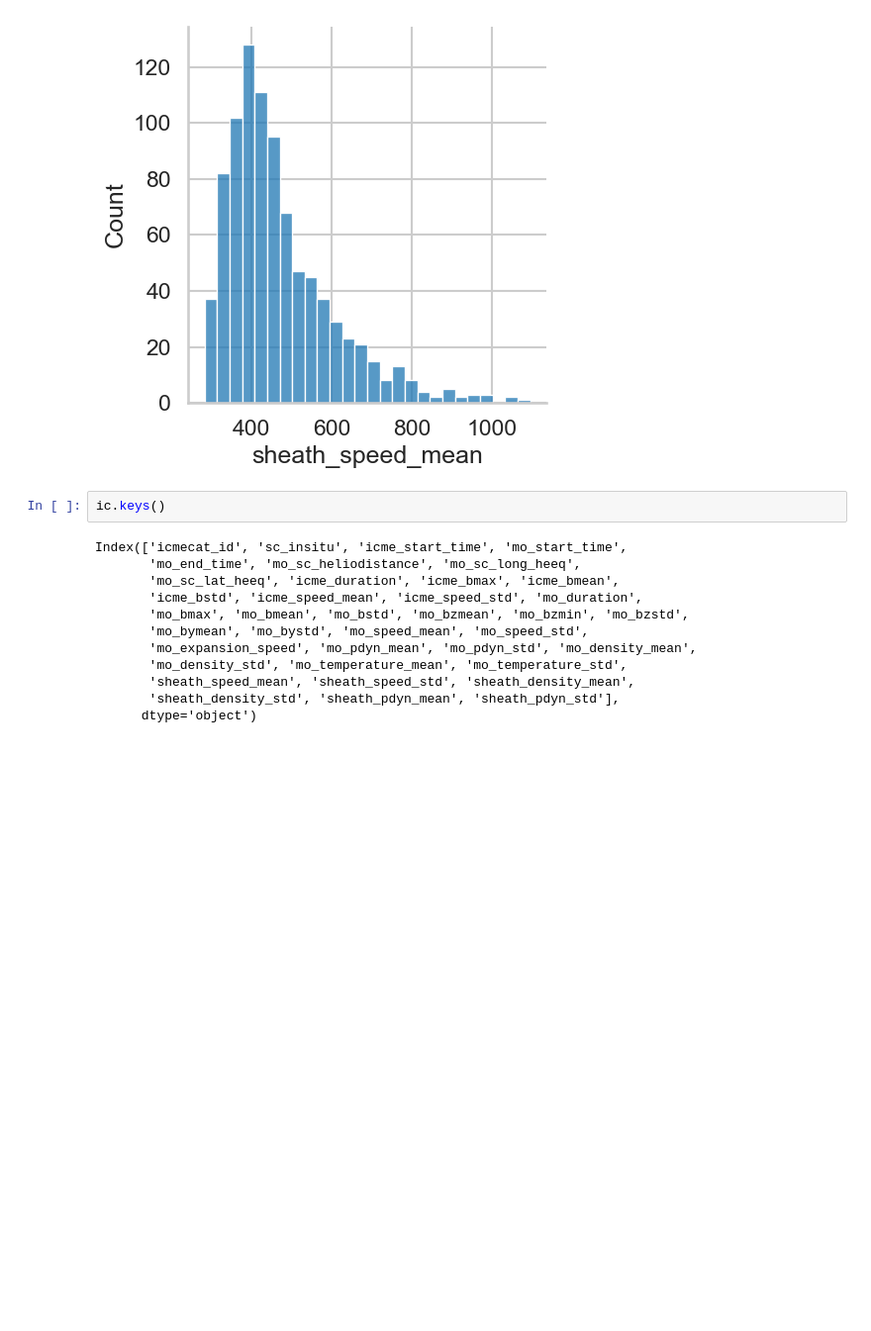
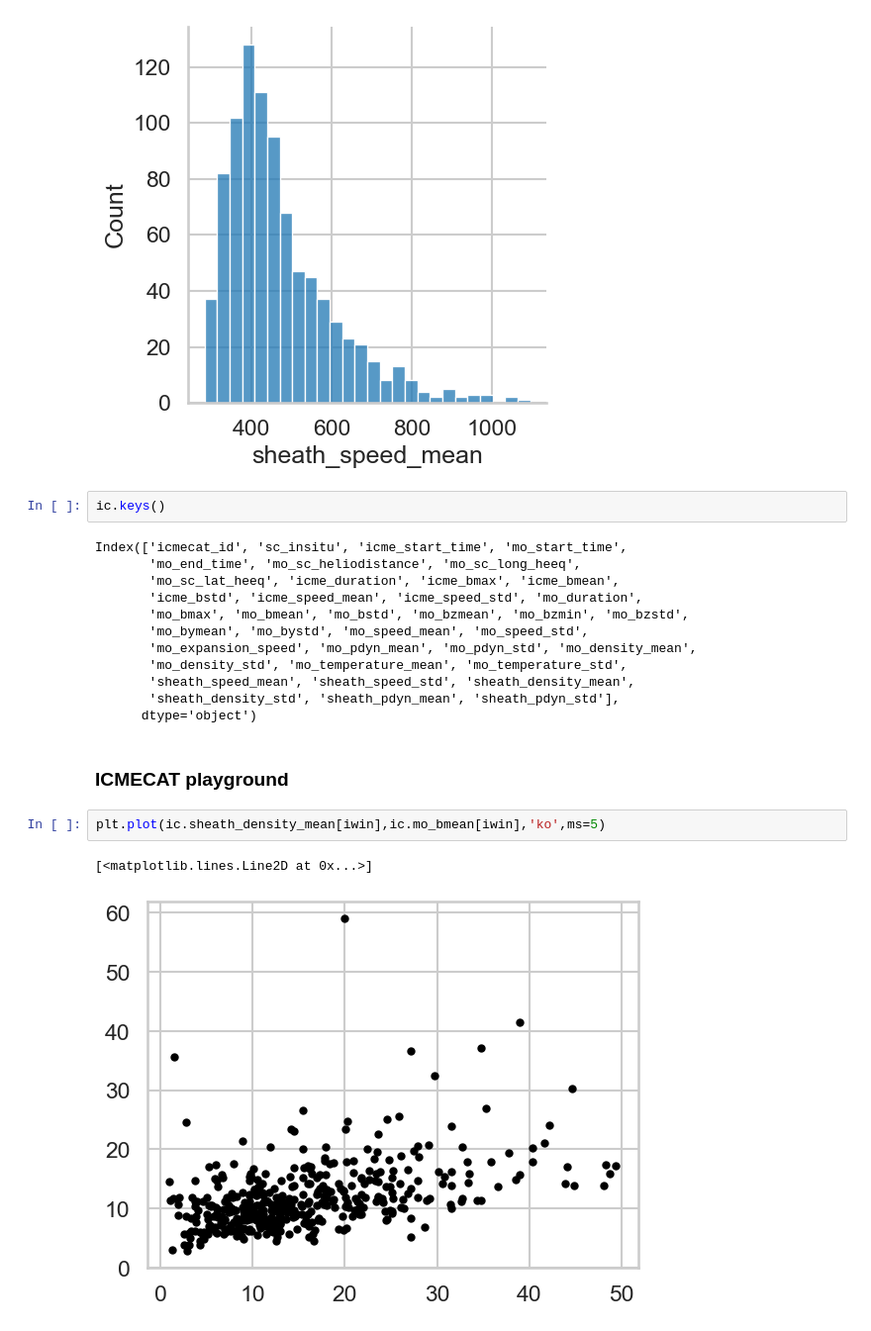
Before and after one commit to cmoestl/icmecat_paper_2025, a Jupyter notebook: moestl_icmecat_results.ipynb, the cells around one changed output. Shown at 99% size. Drawn from its saved outputs; the diff is of its cells as text; blank space fills up the shorter version.

```diff
--- a/moestl_icmecat_results.ipynb
+++ b/moestl_icmecat_results.ipynb
@@ -1700,3 +1691,10 @@ Index(['icmecat_id', 'sc_insitu', 'icme_start_time', 'mo_start_time',
        'sheath_speed_mean', 'sheath_speed_std', 'sheath_density_mean',
        'sheath_density_std', 'sheath_pdyn_mean', 'sheath_pdyn_std'],
       dtype='object')
+# %% [markdown]
+### ICMECAT playground
+# %%
+plt.plot(ic.sheath_density_mean[iwin],ic.mo_bmean[iwin],'ko',ms=5)
+# %% [output]
+[<matplotlib.lines.Line2D at 0x...>]
+[figure, added]
```
Also changed, not shown: parts of 8 cells of this notebook, 1 other file.
